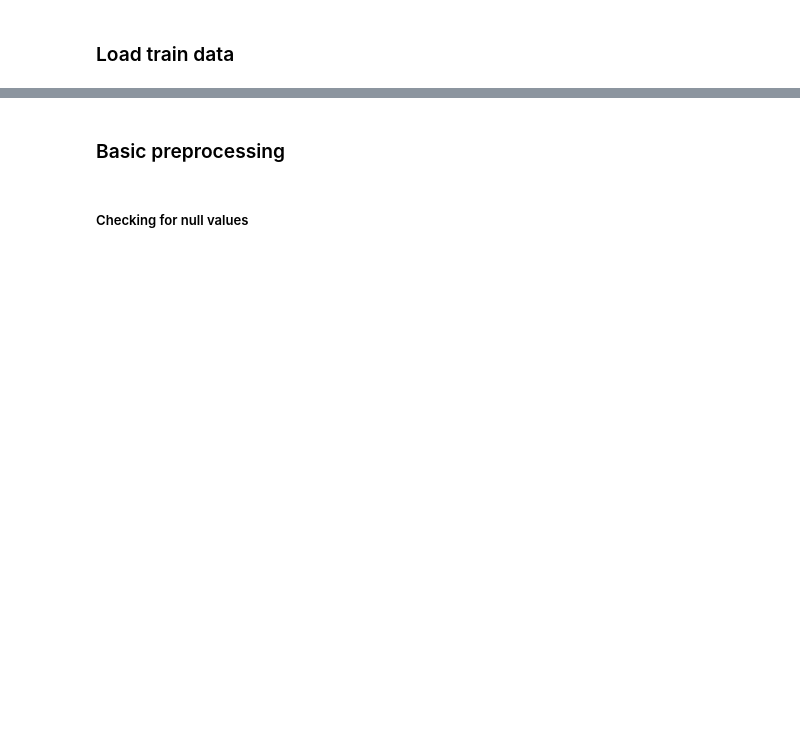
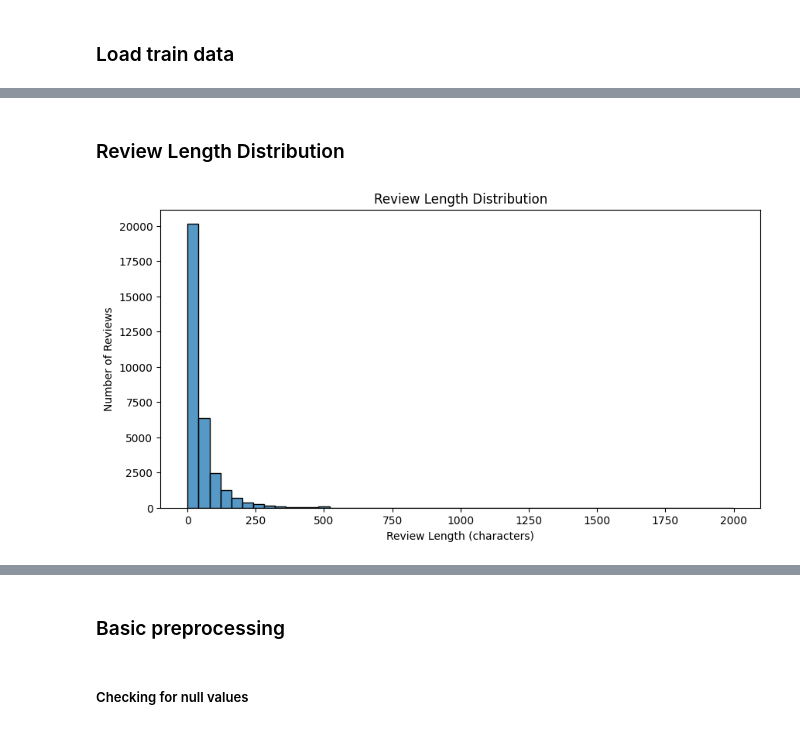
Before and after one commit to Omar-Yasser/arabic-sentiment-analysis, a Jupyter notebook: preprocessing.ipynb, the cells around one changed output, grey strips where cells are left out. Saved outputs shown, nothing was run; the diff lists cells and outputs as text; code cells hidden in the pictures; blank space fills up the shorter version.

```diff
--- a/preprocessing.ipynb
+++ b/preprocessing.ipynb
@@ -53,0 +75,15 @@ train.head()
+# %% [markdown]
+### Review Length Distribution
+# %%
+# Review Length Analysis
+review_length = train['review_description'].apply(len)
+
+# Plotting the distribution of review lengths
+plt.figure(figsize=(10, 5))
+sns.histplot(review_length, bins=50)
+plt.title('Review Length Distribution')
+plt.xlabel('Review Length (characters)')
+plt.ylabel('Number of Reviews')
+plt.show()
+# %% [output]
+[figure, added]
```
Also changed, not shown: parts of 20 cells of this notebook.
